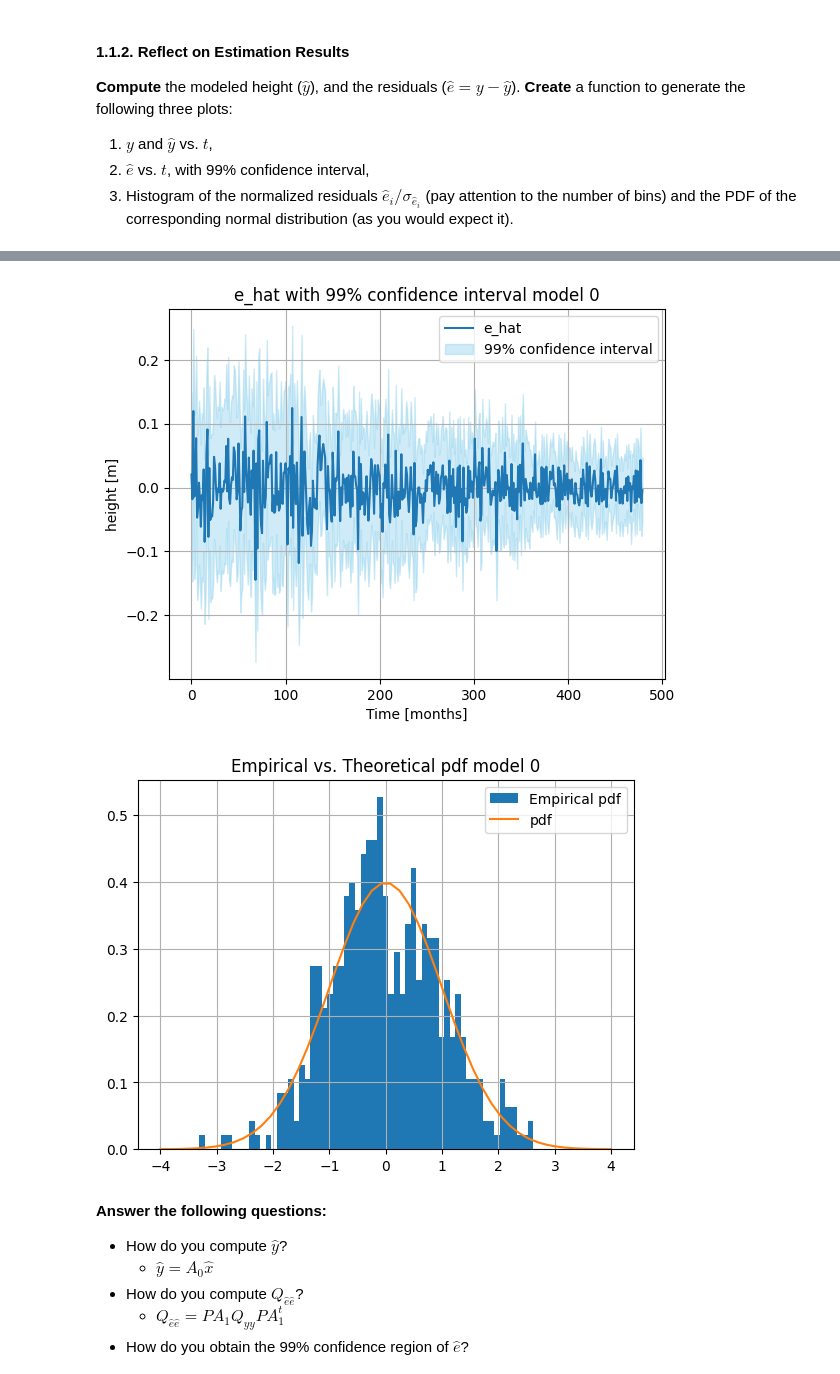
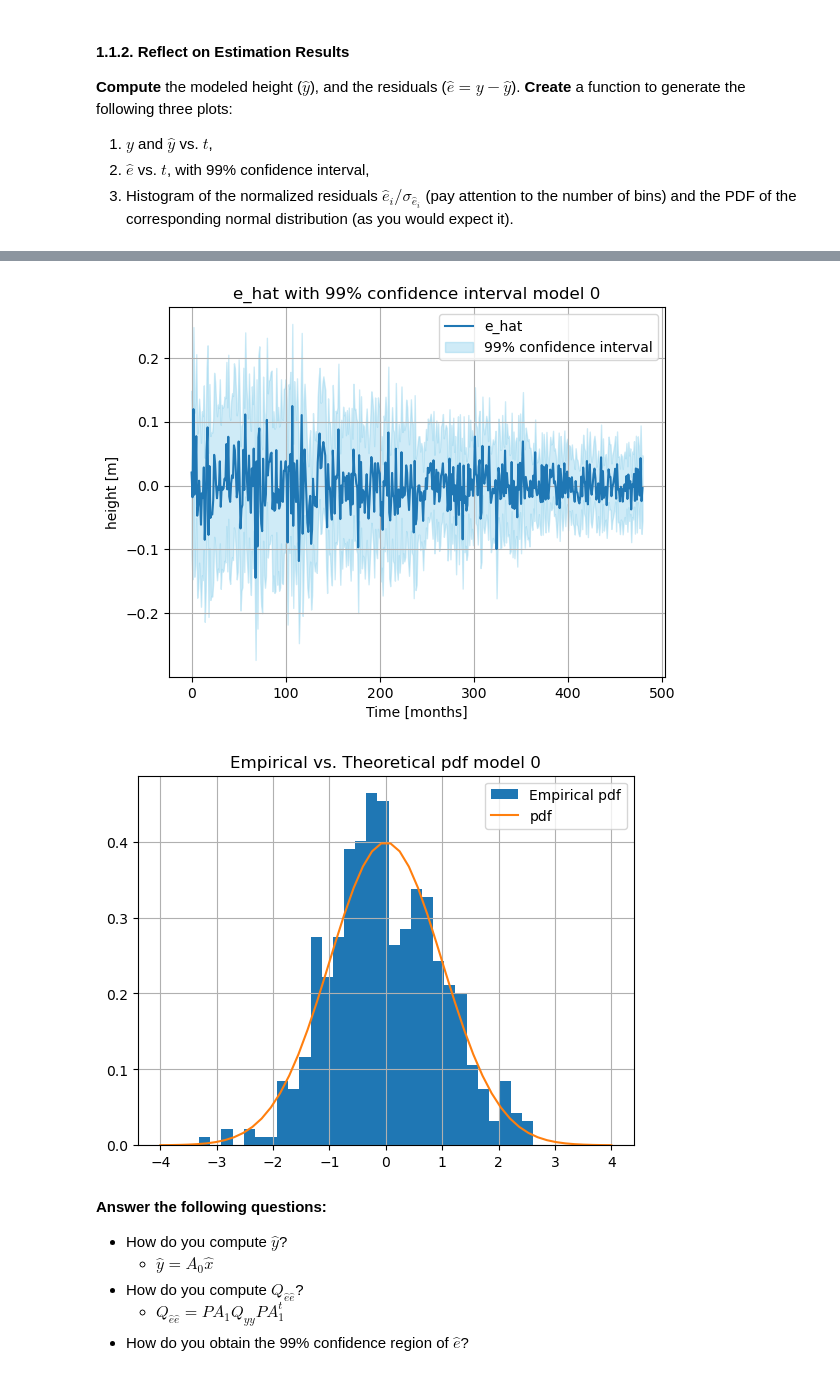
Before and after one commit to ICSlingerland/Geo-Data-Analysis, a Jupyter notebook: Unit-HoekvanHolland/Notebook 1.ipynb, the cells around one changed output, grey strips where cells are left out. Saved outputs shown, nothing was run; the diff lists cells and outputs as text; code cells hidden in the pictures.

Commit message:
added everything to Notebooko 1 and implented overall model test

```diff
--- a/Unit-HoekvanHolland/Notebook 1.ipynb
+++ b/Unit-HoekvanHolland/Notebook 1.ipynb
@@ -224,12 +224,12 @@ def plot_result(y, A0, Q_yy, months, model):
     e_hat_norm = e_hat/sigma_ehat
     plt.figure()
     plt.title(f'Empirical vs. Theoretical pdf {model}')
-    plt.hist(e_hat_norm, bins=60, density=True, label='Empirical pdf')
+    plt.hist(e_hat_norm, bins=30, density=True, label='Empirical pdf')
     plt.plot(np.linspace(-4, 4), norm.pdf(np.linspace(-4, 4)), label='pdf')
     plt.grid()
     plt.legend()
-
+    return e_hat
 # Plot the results with your function
 # Q_yy
-plot_result(y, A0, Q_yy, month, 'model 0')
+e_hat = plot_result(y, A0, Q_yy, month, 'model 0')
 # %% [output]
@@ -237,5 +237,5 @@ plot_result(y, A0, Q_yy, month, 'model 0')
-[figure, old version]
+[figure, new version]
-[figure, old version]
+[figure, new version]
 # %% [markdown]
 **Answer the following questions:**
 - How do you compute $\hat{y}$?
```
Also changed, not shown: parts of 25 cells of this notebook, 1 other file.
